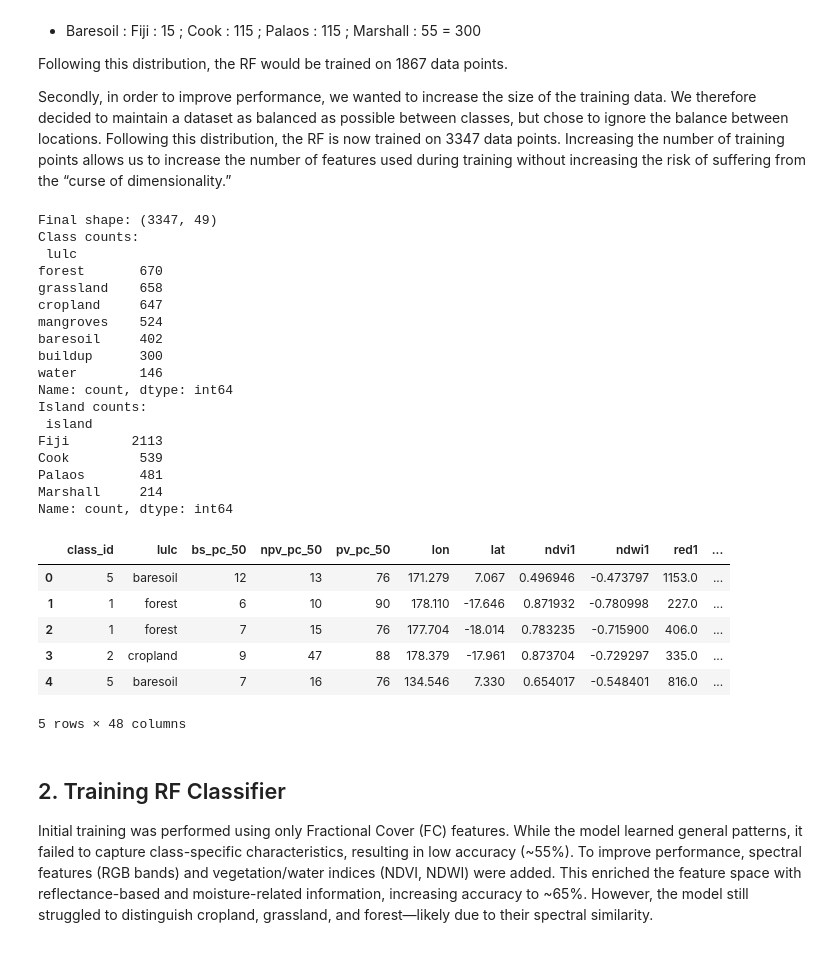
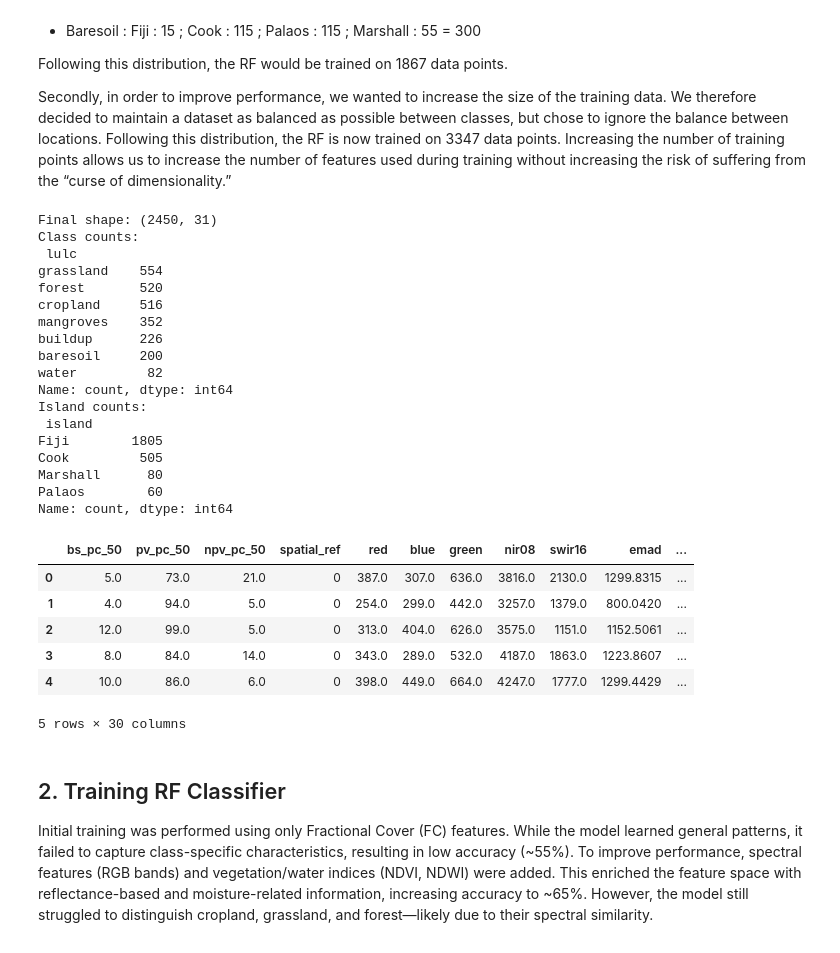
Before and after one commit to digitalearthpacific/dep-fc-applications, a Jupyter notebook: FC_RF_Classifier.ipynb, the cells around one changed output. Drawn from its saved outputs; the diff is of its cells as text; code cells hidden in the pictures.

```diff
--- a/FC_RF_Classifier.ipynb
+++ b/FC_RF_Classifier.ipynb
@@ -44,3 +44,15 @@ fj.head()
 | 3 | 4 | 1 | forest | 2 | 10 | 89 | 177.651 | -17.550 | 0.838690 | -0.754122 | ... |
 | 4 | 5 | 2 | cropland | 8 | 31 | 60 | 177.664 | -17.550 | 0.583125 | -0.570485 | ... |
 5 rows × 48 columns
+# %%
+fiji_path = "./data/preparation/fiji_dataset.csv"
+marshall_path = "./data/preparation/marshall_dataset.csv"
+cook_path = "./data/preparation/cook_dataset.csv"
+palaos_path = "./data/preparation/palau_dataset.csv"
+
+fj = pd.read_csv(fiji_path)
+mh =  pd.read_csv(marshall_path)
+ck =  pd.read_csv(cook_path)
+pl =  pd.read_csv(palaos_path)
+
+fj.head()
@@ -126,13 +146,13 @@ sampling_plan = {
 
 # balancing classes
 sampling_plan = {
-    "forest":     {"Fiji": 450,  "Cook": 75,  "Palaos": 70,  "Marshall": 75},
-    "grassland":  {"Fiji": 500, "Cook": 59,  "Palaos": 77,  "Marshall": 22},
-    "mangroves":  {"Fiji": 500, "Cook": 0,   "Palaos": 18,  "Marshall": 6},
-    "cropland":   {"Fiji": 500, "Cook": 80,  "Palaos": 63,  "Marshall": 4},
-    "buildup":    {"Fiji": 110, "Cook": 110, "Palaos": 40,  "Marshall": 40},
-    "water":      {"Fiji": 38,  "Cook": 55,  "Palaos": 36,  "Marshall": 17},
-    "baresoil":   {"Fiji": 15,  "Cook": 160, "Palaos": 177, "Marshall": 50}
+    "forest":     {"Fiji": 400,  "Cook": 77,  "Palaos": 5,  "Marshall": 38},
+    "grassland":  {"Fiji": 500, "Cook": 48,  "Palaos": 3,  "Marshall": 3},
+    "mangroves":  {"Fiji": 330, "Cook": 0,   "Palaos": 3,  "Marshall": 19},
+    "cropland":   {"Fiji": 430, "Cook": 80,  "Palaos": 6,  "Marshall": 0},
+    "buildup":    {"Fiji": 100, "Cook": 100, "Palaos": 10,  "Marshall": 16},
+    "water":      {"Fiji": 30,  "Cook": 50,  "Palaos": 2,  "Marshall": 0},
+    "baresoil":   {"Fiji": 15,  "Cook": 150, "Palaos": 31, "Marshall": 4}
 }
 island_dfs = {
     "Fiji": fj,
@@ -172,36 +192,36 @@ print("Final shape:", train_df.shape)
 print("Class counts:\n", train_df["lulc"].value_counts())
 print("Island counts:\n", train_df["island"].value_counts())
 # %% [output]
-Final shape: (3347, 49)
+Final shape: (2450, 31)
 Class counts:
  lulc
-forest       670
-grassland    658
-cropland     647
-mangroves    524
-baresoil     402
-buildup      300
-water        146
+grassland    554
+forest       520
+cropland     516
+mangroves    352
+buildup      226
+baresoil     200
+water         82
 Name: count, dtype: int64
 Island counts:
  island
-Fiji        2113
-Cook         539
-Palaos       481
-Marshall     214
+Fiji        1805
+Cook         505
+Marshall      80
+Palaos        60
 Name: count, dtype: int64
 # %%
-train_df = train_df.drop(columns=['fid'])
+train_df = train_df.drop(columns=['Unnamed: 0'])
 df = train_df.sample(frac=1).reset_index(drop=True)
 df.head()
 # %% [output]
-|  | class_id | lulc | bs_pc_50 | npv_pc_50 | pv_pc_50 | lon | lat | ndvi1 | ndwi1 | red1 | ... |
-| 0 | 5 | baresoil | 12 | 13 | 76 | 171.279 | 7.067 | 0.496946 | -0.473797 | 1153.0 | ... |
-| 1 | 1 | forest | 6 | 10 | 90 | 178.110 | -17.646 | 0.871932 | -0.780998 | 227.0 | ... |
-| 2 | 1 | forest | 7 | 15 | 76 | 177.704 | -18.014 | 0.783235 | -0.715900 | 406.0 | ... |
-| 3 | 2 | cropland | 9 | 47 | 88 | 178.379 | -17.961 | 0.873704 | -0.729297 | 335.0 | ... |
-| 4 | 5 | baresoil | 7 | 16 | 76 | 134.546 | 7.330 | 0.654017 | -0.548401 | 816.0 | ... |
+|  | bs_pc_50 | pv_pc_50 | npv_pc_50 | spatial_ref | red | blue | green | nir08 | swir16 | emad | ... |
+| 0 | 5.0 | 73.0 | 21.0 | 0 | 387.0 | 307.0 | 636.0 | 3816.0 | 2130.0 | 1299.8315 | ... |
+| 1 | 4.0 | 94.0 | 5.0 | 0 | 254.0 | 299.0 | 442.0 | 3257.0 | 1379.0 | 800.0420 | ... |
+| 2 | 12.0 | 99.0 | 5.0 | 0 | 313.0 | 404.0 | 626.0 | 3575.0 | 1151.0 | 1152.5061 | ... |
+| 3 | 8.0 | 84.0 | 14.0 | 0 | 343.0 | 289.0 | 532.0 | 4187.0 | 1863.0 | 1223.8607 | ... |
+| 4 | 10.0 | 86.0 | 6.0 | 0 | 398.0 | 449.0 | 664.0 | 4247.0 | 1777.0 | 1299.4429 | ... |
-5 rows × 48 columns
+5 rows × 30 columns
 # %%
 # save the training dataset
 df.to_excel('./data/training_data.xlsx')
```
Also changed, not shown: parts of 13 cells of this notebook.
